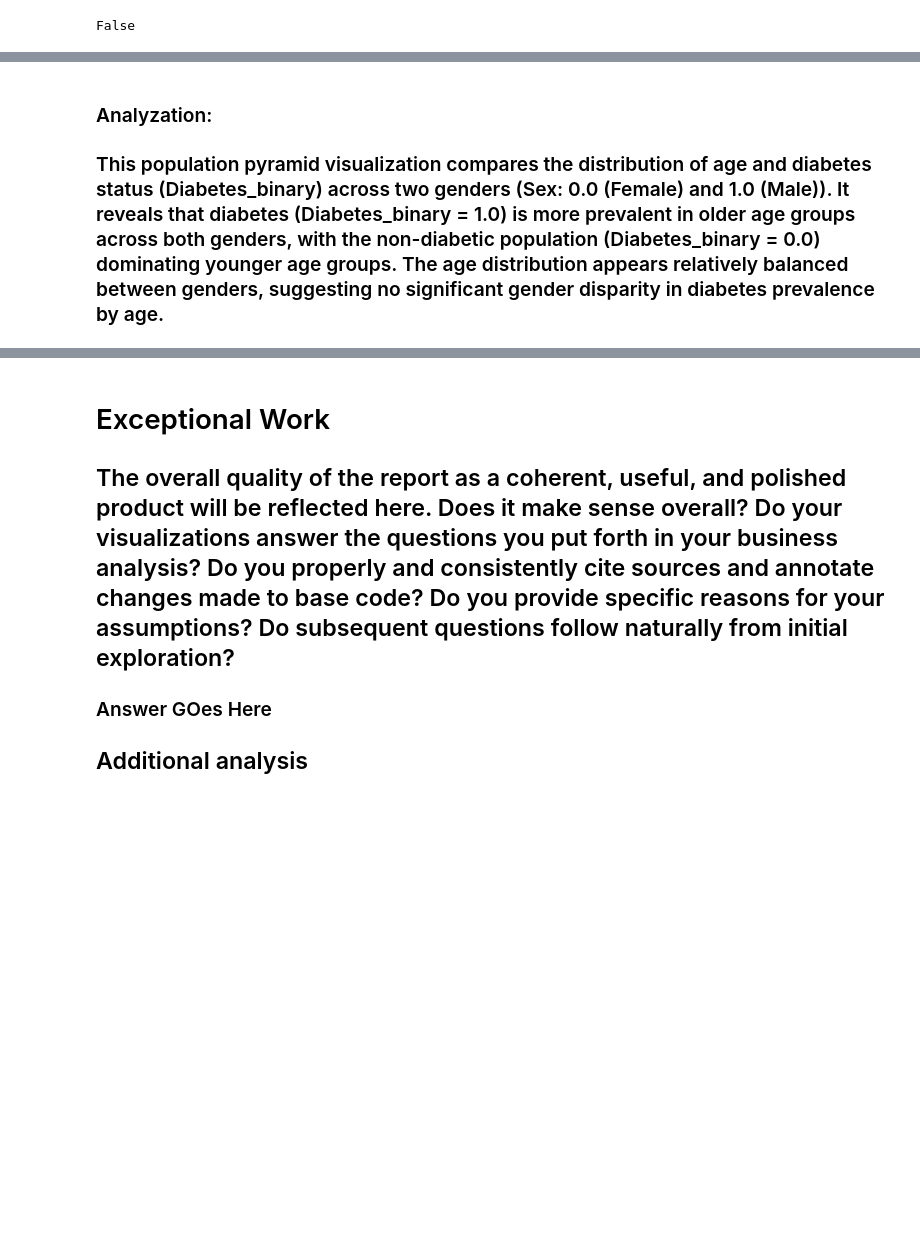
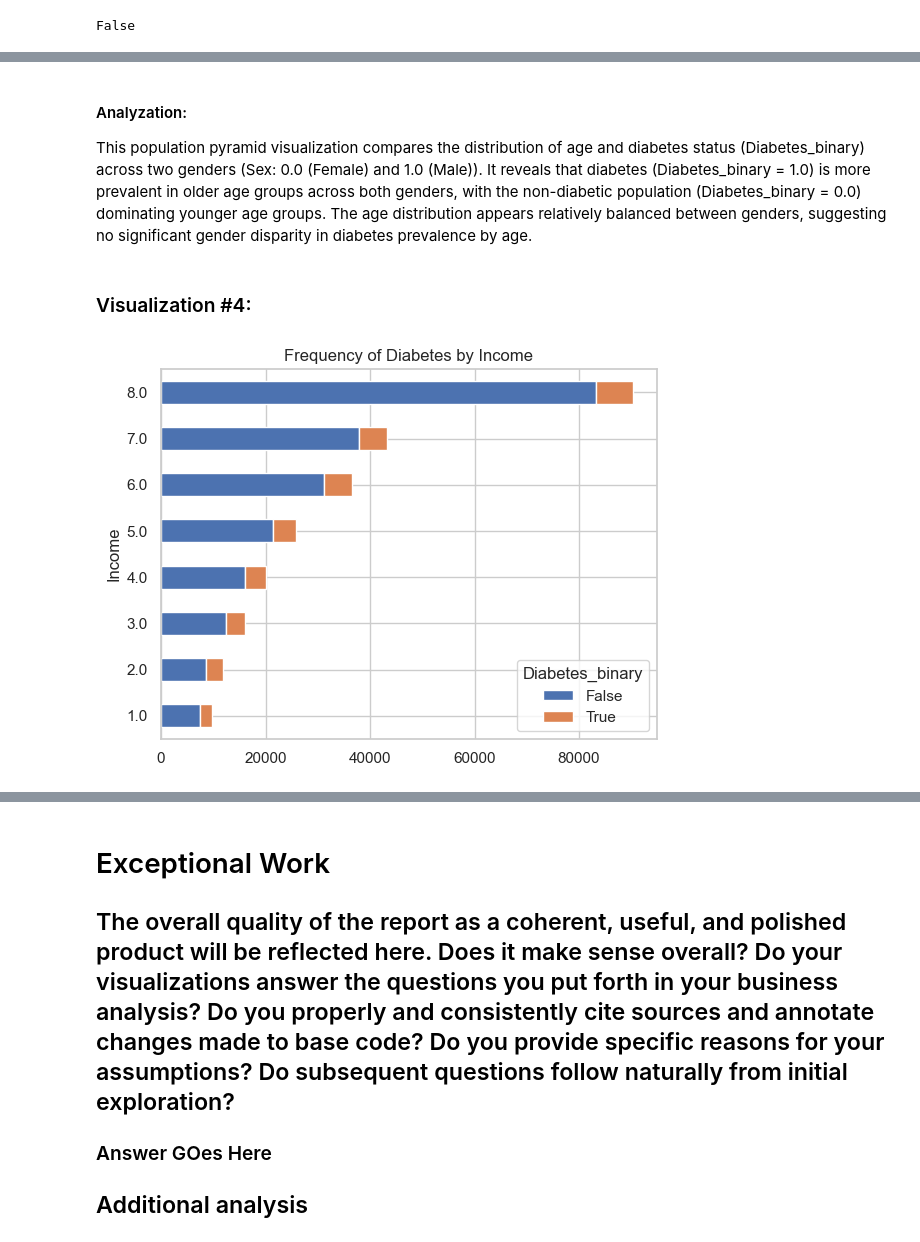
Before and after one commit to 48878679/CS-5324-Lab1, a Jupyter notebook: Lab1/Lab1.ipynb, the cells around one changed output, grey strips where cells are left out. Saved outputs shown, nothing was run; the diff lists cells and outputs as text; code cells hidden in the pictures; blank space fills up the shorter version.

```diff
--- a/Lab1/Lab1.ipynb
+++ b/Lab1/Lab1.ipynb
@@ -251,3 +274,16 @@ plt.show()
 # %% [markdown]
-### Analyzation:
-### This population pyramid visualization compares the distribution of age and diabetes status (Diabetes_binary) across two genders (Sex: 0.0 (Female)  and 1.0 (Male)). It reveals that diabetes (Diabetes_binary = 1.0) is more prevalent in older age groups across both genders, with the non-diabetic population (Diabetes_binary = 0.0) dominating younger age groups. The age distribution appears relatively balanced between genders, suggesting no significant gender disparity in diabetes prevalence by age.
+#### Analyzation:
+This population pyramid visualization compares the distribution of age and diabetes status (Diabetes_binary) across two genders (Sex: 0.0 (Female)  and 1.0 (Male)). It reveals that diabetes (Diabetes_binary = 1.0) is more prevalent in older age groups across both genders, with the non-diabetic population (Diabetes_binary = 0.0) dominating younger age groups. The age distribution appears relatively balanced between genders, suggesting no significant gender disparity in diabetes prevalence by age.
+# %% [markdown]
+### Visualization #4:
+# %%
+# Visualization 4 - Relationship between Income and Diabetes (Diabetes_binary)
+
+# horizontal bar chart
+pd.crosstab([df_imputed['Income']], # categories to cross tabulate
+            df_imputed.Diabetes_binary.astype(bool)).plot(kind='barh', stacked=True)
+
+plt.title('Frequency of Diabetes by Income')
+plt.show()
+# %% [output]
+[figure, added]
```
Also changed, not shown: parts of 28 cells of this notebook.
